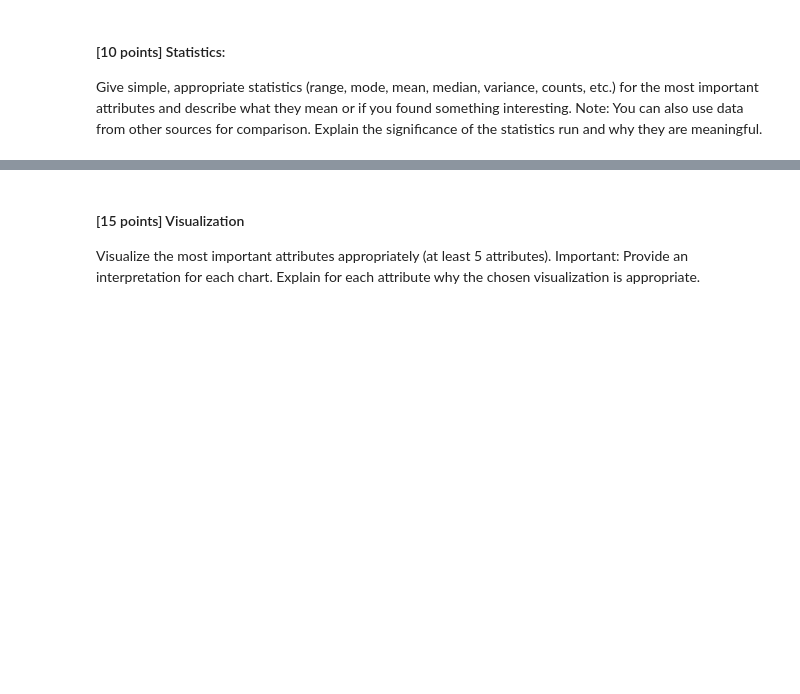
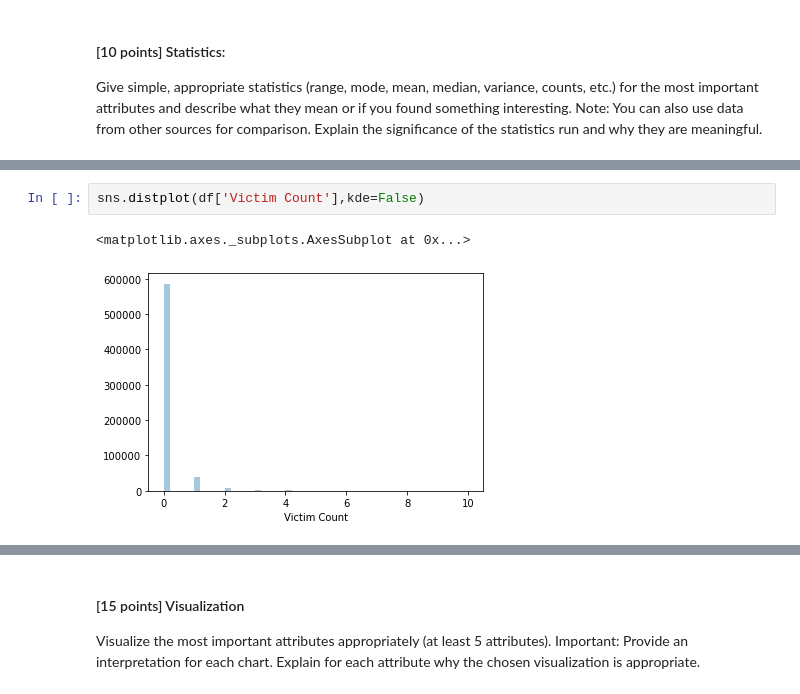
Before and after one commit to pretttyvo/ML1-Visualization-and-Data-Preprocessing, a Jupyter notebook: Lab 1/Jupyter Notebooks/Visualization and Processing-Part I.ipynb, the cells around one changed output, grey strips where cells are left out. Saved outputs shown, nothing was run; the diff lists cells and outputs as text; blank space fills up the shorter version.

```diff
--- a/Lab 1/Jupyter Notebooks/Visualization and Processing-Part I.ipynb
+++ b/Lab 1/Jupyter Notebooks/Visualization and Processing-Part I.ipynb
@@ -64,0 +332,5 @@ comparison. Explain the significance of the statistics run and why they are mean
+# %%
+sns.distplot(df['Victim Count'],kde=False)
+# %% [output]
+<matplotlib.axes._subplots.AxesSubplot at 0x...>
+[figure, added]
```
Also changed, not shown: parts of 18 cells of this notebook.
